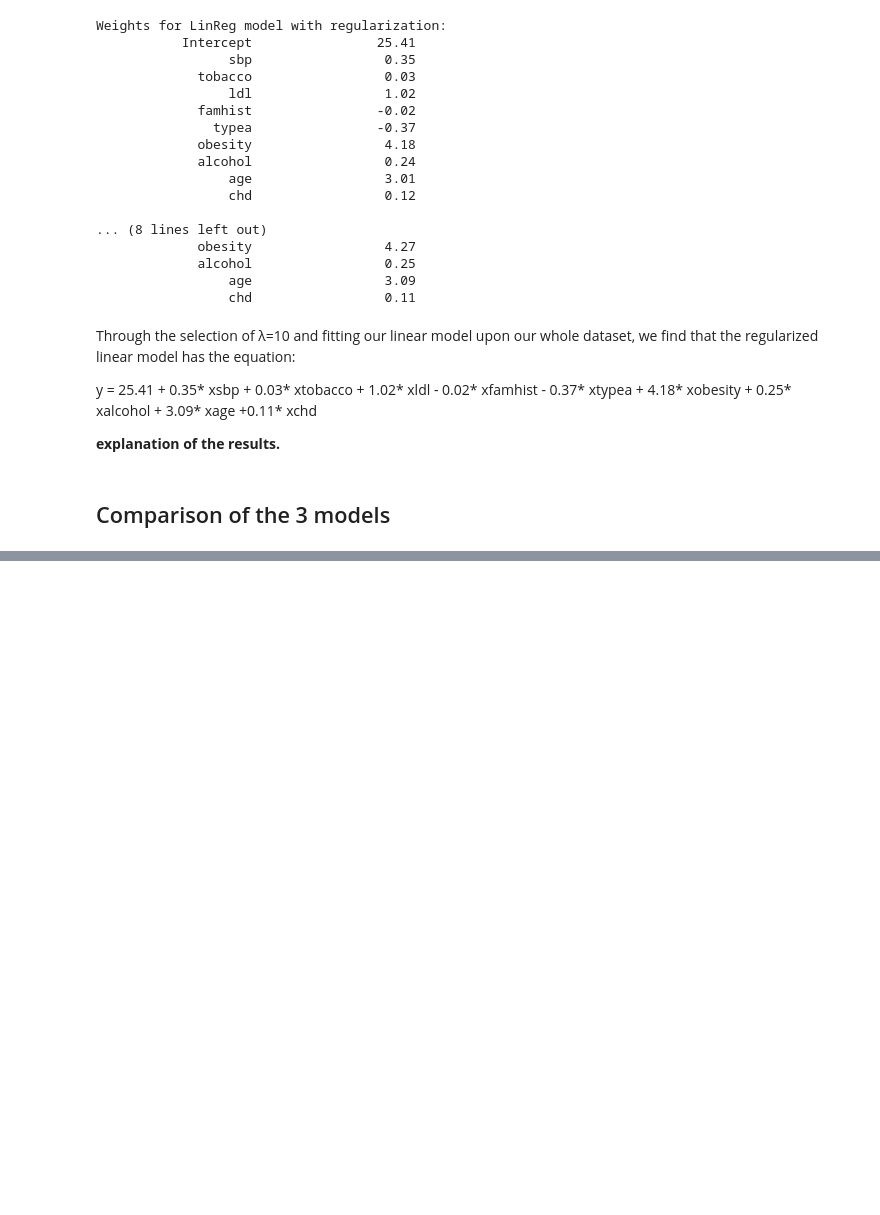
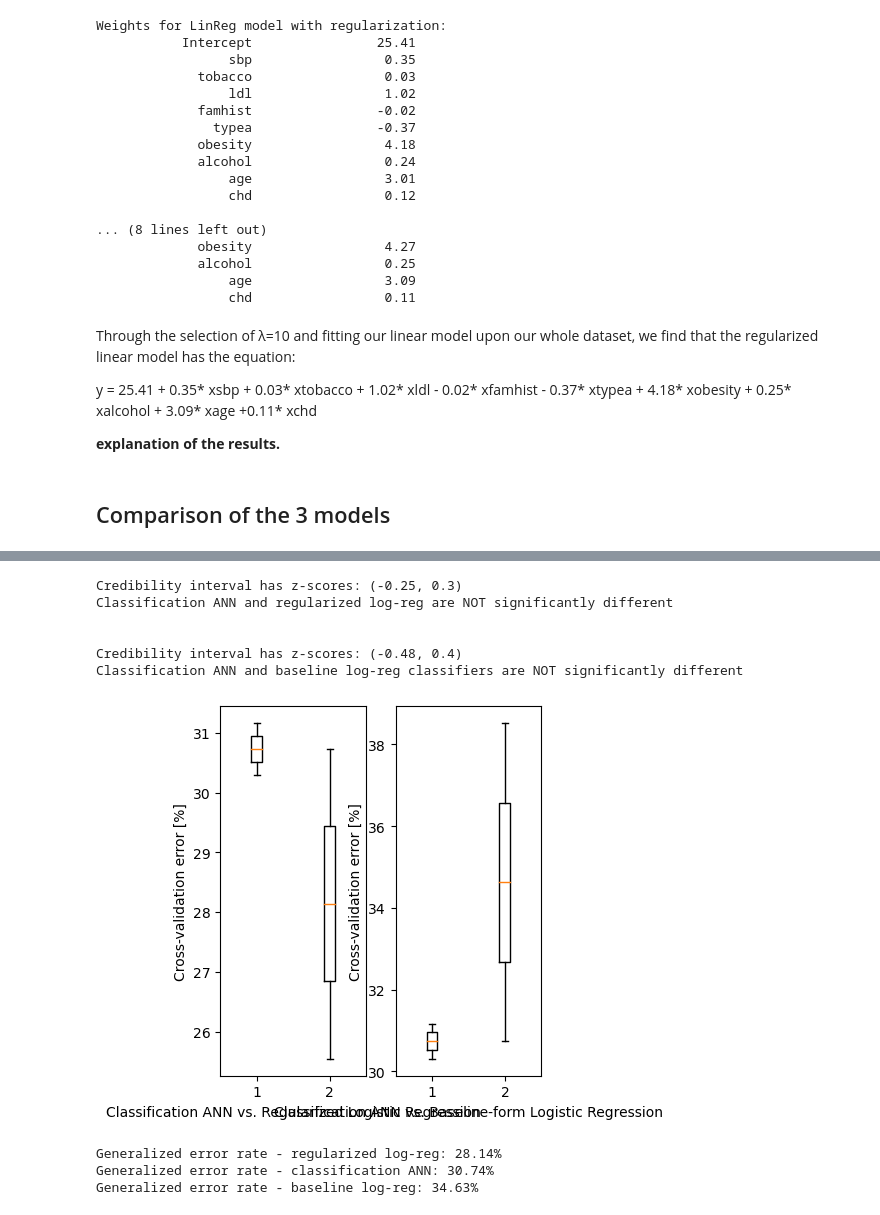
Before and after one commit to carolinahdzm/MLandDataM-Project2, a Jupyter notebook: Project2.ipynb, the cells around one changed output, grey strips where cells are left out. Drawn from its saved outputs; the diff is of its cells as text; code cells hidden in the pictures; blank space fills up the shorter version.

```diff
--- a/Project2.ipynb
+++ b/Project2.ipynb
@@ -1168,0 +983,68 @@ ValueError: Using a target size (torch.Size([346])) that is different to the inp
+# %%
+z = (ann_test_error_k1 - logreg_test_error_k1)
+z_mean = z.mean()
+deg_f = K1-1
+sig =  (z - z_mean).std() / np.sqrt(deg_f)
+alpha = 0.05
+
+zL = z_mean + sig * stats.t.ppf(alpha/2, deg_f);
+zH = z_mean + sig * stats.t.ppf(1-alpha/2, deg_f);
+
+plt.subplot(1, 3, 2)
+plt.boxplot(np.concatenate((ann_test_error_k1.reshape((len(ann_test_error_k1), 1))*100, logreg_test_error_k1.reshape((len(logreg_test_error_k1), 1))*100), axis = 1))
+plt.xlabel('Classification ANN vs. Regularized Logistic Regression')
+plt.ylabel('Cross-validation error [%]')
+
+print('Credibility interval has z-scores: ({0}, {1})'.format(np.round(zL, decimals = 2), np.round(zH, decimals = 2)))
+if zL <= 0 and zH >= 0 :
+    print('Classification ANN and regularized log-reg are NOT significantly different')
+else:
+    print('Classification ANN and regularized log-reg are significantly different.')
+print()
+print()
+
+
+z = (ann_test_error_k1 - baseline_test_error_k1)
+z_mean = z.mean()
+deg_f = K1-1
+sig =  (z - z_mean).std() / np.sqrt(deg_f)
+alpha = 0.05
+
+zL = z_mean + sig * stats.t.ppf(alpha/2, deg_f);
+zH = z_mean + sig * stats.t.ppf(1-alpha/2, deg_f);
+
+# plt.subplot(2, 3, 6)
+plt.subplot(1, 3,3)
+plt.boxplot(np.concatenate((ann_test_error_k1.reshape((len(ann_test_error_k1), 1))*100, baseline_test_error_k1.reshape((len(baseline_test_error_k1), 1))*100), axis = 1))
+plt.xlabel('Classification ANN vs. Baseline-form Logistic Regression')
+plt.ylabel('Cross-validation error [%]')
+
+print('Credibility interval has z-scores: ({0}, {1})'.format(np.round(zL, decimals = 2), np.round(zH, decimals = 2)))
+if zL <= 0 and zH >= 0 :
+    print('Classification ANN and baseline log-reg classifiers are NOT significantly different')
+else:
+    print('Classification ANN and baseline log-reg classifiers are significantly different.')
+print()
+print()
+# %% [output]
+Credibility interval has z-scores: (-0.25, 0.3)
+Classification ANN and regularized log-reg are NOT significantly different
+
+
+Credibility interval has z-scores: (-0.48, 0.4)
+Classification ANN and baseline log-reg classifiers are NOT significantly different
+[figure, added]
+# %%
+gen_error_regularized_logreg = np.sum(logreg_test_error_k1) / len(logreg_test_error_k1)
+# gen_error_tree = np.sum(tree_test_error_k1) / len(tree_test_error_k1)
+gen_error_ann = np.sum(ann_test_error_k1) / len(ann_test_error_k1)
+gen_error_baseline_logreg = np.sum(baseline_test_error_k1) / len(baseline_test_error_k1)
+
+print('Generalized error rate - regularized log-reg: {0}%'.format(np.round(100 * gen_error_regularized_logreg, decimals = 2)))
+# print('Generalized error rate - depth-controlled classification tree: {0}%'.format(np.round(100 * gen_error_tree, decimals = 2)))
+print('Generalized error rate - classification ANN: {0}%'.format(np.round(100 * gen_error_ann, decimals = 2)))
+print('Generalized error rate - baseline log-reg: {0}%'.format(np.round(100 * gen_error_baseline_logreg, decimals = 2)))
+# %% [output]
+Generalized error rate - regularized log-reg: 28.14%
+Generalized error rate - classification ANN: 30.74%
+Generalized error rate - baseline log-reg: 34.63%
```
Also changed, not shown: parts of 28 cells of this notebook.
